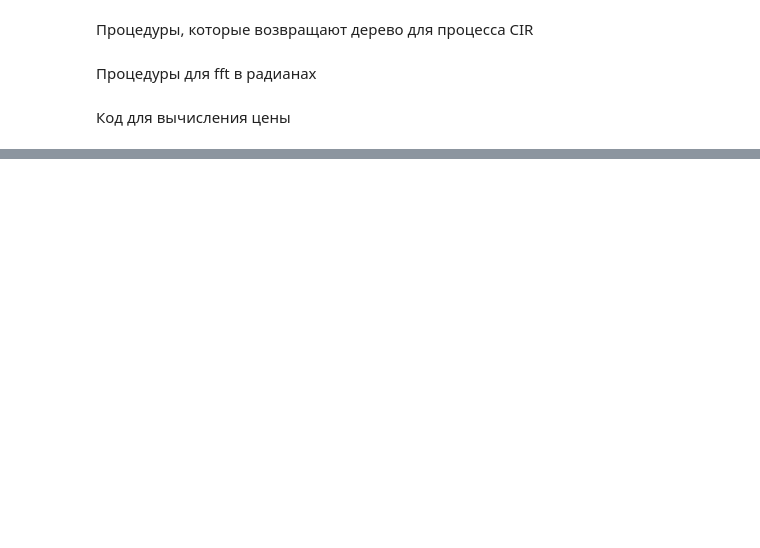
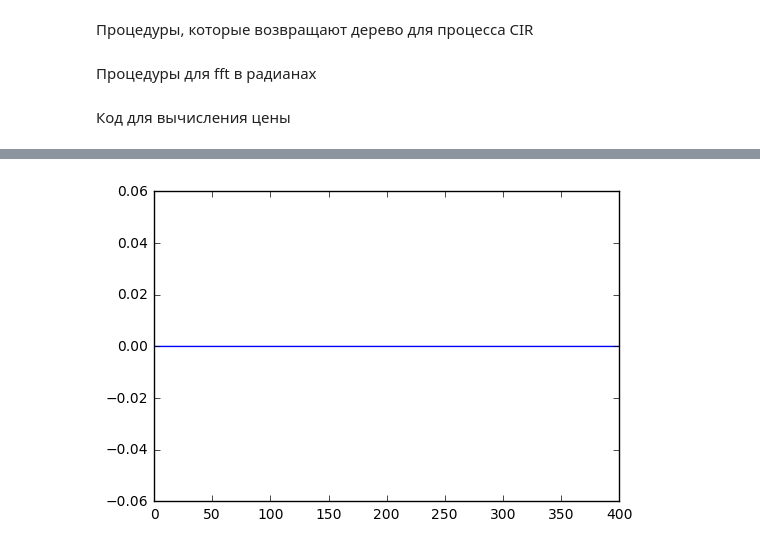
Before and after one commit to inwise/wh-barrier-python, a Jupyter notebook: Heston,.wh factorization, explicit formulae.ipynb, the cells around one changed output, grey strips where cells are left out. Drawn from its saved outputs; the diff is of its cells as text; code cells hidden in the pictures; blank space fills up the shorter version.

```diff
--- a/Heston,.wh factorization, explicit formulae.ipynb
+++ b/Heston,.wh factorization, explicit formulae.ipynb
@@ -331,0 +241,19 @@ NameError: name 'indicator' is not defined
+# %%
+y = zeros((len(x_space), len(V), len(V[N])))
+for j in range(len(x_space)):
+    for n in range(len(V)):
+        for k in range(len(V[N])):
+            y[j][n][k] = x_space[j] - rho/sigma * V[n, k]
+
+print("y_j_n_k consctuction completed")
+
+xi_space = u_space
+
+F = zeros((len(y), len(V), len(V[N])), dtype=complex)
+for j in range(len(y)):
+    for k in range(len(V[N])):
+        F[j, N, k] = G(H_original * exp(y[j][N][k] + rho / sigma * V[N, k]), K_original)
+
+# when the variance is less than that, is is reasonable to assume it to be zero, which leads to simpler calculations
+treshold = 1e-6
+discount_factor = exp(r*delta_t)
@@ -331,0 +270,69 @@ NameError: name 'indicator' is not defined
+# %%
+for n in range(len(V[N]) - 2, -1, -1):
+    print(str(n) + "of" + str(len(V[N]) - 2))
+    for k in range(n+1):
+        answers_local = array([F[j][n][k] for j in range(len(F))])
+        original_prices_space = array([H_original * exp(y[j][N][k] + rho / sigma * V[N, k]) for j in range(len(F))])
+        plt.plot(original_prices_space[(original_prices_space > 0) & (original_prices_space < 400)],
+             answers_local[(original_prices_space > 0) & (original_prices_space < 400)].real)
+        plt.show()
+        # to calculate the binomial expectation one should use Antonino's matrices f_up and f_down
+        # the meaning of the containing integers are as follows - after (n,k) you will be in
+        # either (n+1, k + f_up) or (n+1, k - f_down). We use k_u and k_d shorthands, respectively
+        k_u = k + int(f_up[n][k])
+        k_d = k + int(f_down[n][k])
+
+        # initial condition of a step
+        f_n_plus_1_k_u = array([F[j][n + 1][k_u] for j in range(len(F))])
+        f_n_plus_1_k_d = array([F[j][n + 1][k_d] for j in range(len(F))])
+
+        H_N_k = - (rho / sigma) * V[n, k]  # modified barrier
+        local_domain = array([y[j][n][k] for j in range(len(y))])
+        indicator = np.where((local_domain>=0), 1, 0)
+
+        if V[n, k] >= treshold:
+            # set up variance-dependent parameters for a given step
+            sigma_local = rho_hat * sqrt(V[n, k])
+            gamma = r - 0.5 * V[n, k] - rho/sigma * kappa * (theta - V[n, k]) # also local
+
+            # beta_plus and beta_minus
+            beta_minus = - (gamma + sqrt(gamma**2 + 2*sigma_local**2 * q))/sigma_local**2
+            beta_plus = - (gamma - sqrt(gamma**2 + 2*sigma_local**2 * q))/sigma_local**2
+
+            # factor functions
+            phi_plus_array = array([beta_plus/(beta_plus - 1j*2*pi*xi) for xi in xi_space])
+            phi_minus_array = array([-beta_minus/(-beta_minus + 1j*2*pi*xi) for xi in xi_space])
+
+            # factorization calculation
+            f_n_k_u = factor * \
+                      fft.ifft(phi_minus_array *
+                               fft.fft(indicator *
+                                       fft.ifft(phi_plus_array *
+                                                fft.fft(f_n_plus_1_k_u))))
+
+            f_n_k_d = factor * \
+                      fft.ifft(phi_minus_array *
+                               fft.fft(indicator *
+                                       fft.ifft(phi_plus_array *
+                                                fft.fft(f_n_plus_1_k_d))))
+
+        elif V[n, k] < treshold:
+            f_n_plus_1_k_u = [F[j][n+1][k_u] for j in range(len(F))]
+            f_n_k_u = discount_factor * f_n_plus_1_k_u
+
+            f_n_plus_1_k_d = [F[j][n + 1][k_d] for j in range(len(F))]
+            f_n_k_d = discount_factor * f_n_plus_1_k_d
+
+        f_n_k = f_n_k_u * pu_f[n, k] + f_n_k_d * pd_f[n, k]
+
+#         for j in range(len(f_n_k)):
+#             # here we try some cutdown magic. The procedure without it returns great bubbles to the right
+#             # from the strike. And the more L the greater this bubble grows.
+#             # what we are going to do there is to try to cut off all the values on prices greater than, say,
+#             # 4 times bigger then the strike
+#             # we use S>4K and, therefore, y > ln(4K/H) + (pho/sigma)*V inequality to do this
+#             if y[j][n][k] < log(3.5*K_original/H_original + (rho/sigma) * V[n][k]):
+#                 F[j][n][k] = f_n_k[j]
+#             else:
+#                 F[j][n][k] = complex(0)
+# %% [output]
@@ -331,0 +340 @@ NameError: name 'indicator' is not defined
+[figure, added]
```
Also changed, not shown: parts of 13 cells of this notebook, 3 other files.
